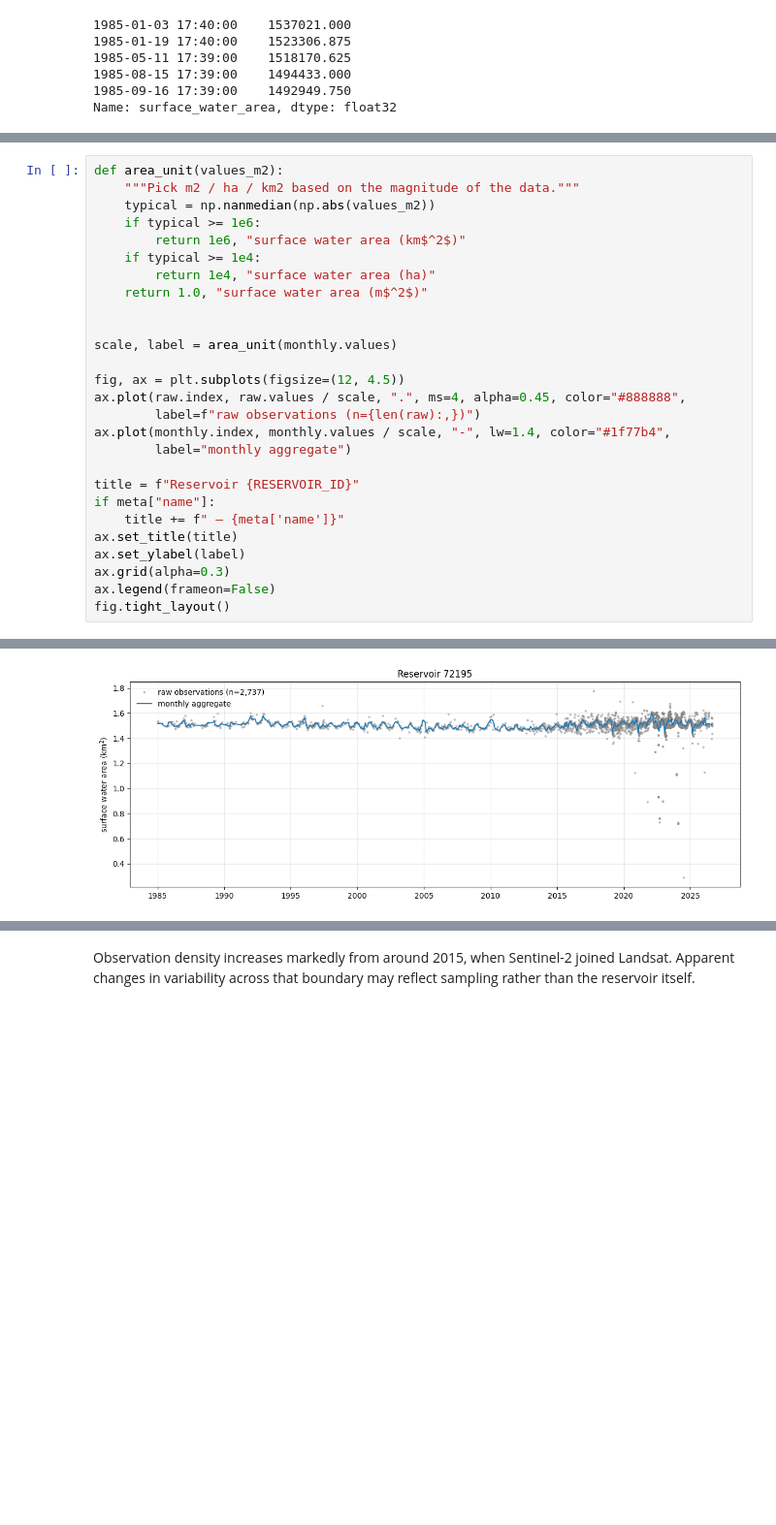
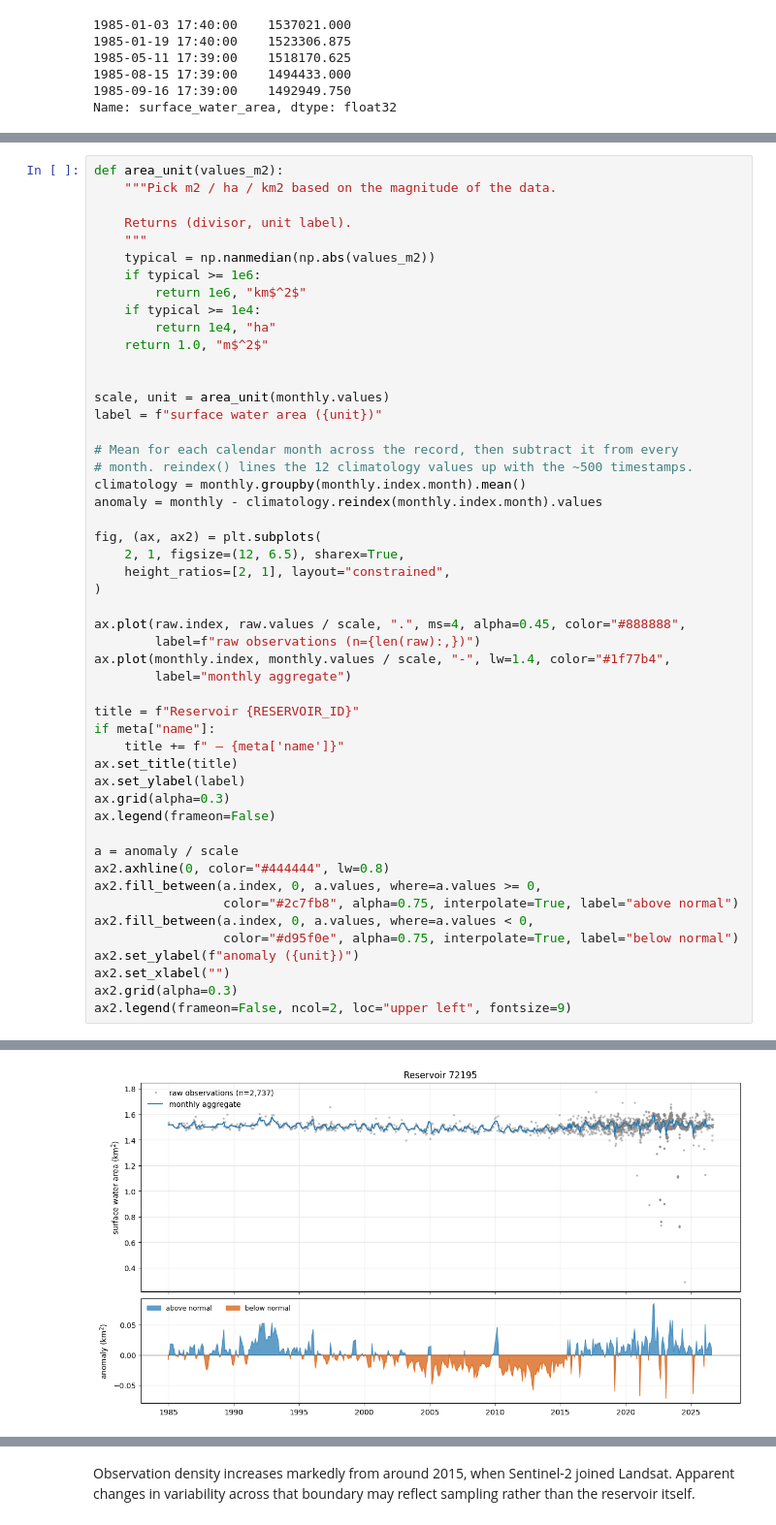
Before and after one commit to jaapschellekens/GWW_archive, a Jupyter notebook: example_timeseries.ipynb, the cells around one changed output, grey strips where cells are left out. Shown at 97% size. Saved outputs shown, nothing was run; the diff lists cells and outputs as text; blank space fills up the shorter version.

```diff
--- a/example_timeseries.ipynb
+++ b/example_timeseries.ipynb
@@ -211,18 +218,31 @@ hundred m² to major lakes, so the cell below picks a readable unit rather than
 assuming km².
 # %%
 def area_unit(values_m2):
-    """Pick m2 / ha / km2 based on the magnitude of the data."""
+    """Pick m2 / ha / km2 based on the magnitude of the data.
+
+    Returns (divisor, unit label).
+    """
     typical = np.nanmedian(np.abs(values_m2))
     if typical >= 1e6:
-        return 1e6, "surface water area (km$^2$)"
+        return 1e6, "km$^2$"
     if typical >= 1e4:
-        return 1e4, "surface water area (ha)"
-    return 1.0, "surface water area (m$^2$)"
+        return 1e4, "ha"
+    return 1.0, "m$^2$"
 
 
-scale, label = area_unit(monthly.values)
+scale, unit = area_unit(monthly.values)
+label = f"surface water area ({unit})"
 
-fig, ax = plt.subplots(figsize=(12, 4.5))
+# Mean for each calendar month across the record, then subtract it from every
+# month. reindex() lines the 12 climatology values up with the ~500 timestamps.
+climatology = monthly.groupby(monthly.index.month).mean()
+anomaly = monthly - climatology.reindex(monthly.index.month).values
+
+fig, (ax, ax2) = plt.subplots(
+    2, 1, figsize=(12, 6.5), sharex=True,
+    height_ratios=[2, 1], layout="constrained",
+)
+
 ax.plot(raw.index, raw.values / scale, ".", ms=4, alpha=0.45, color="#888888",
         label=f"raw observations (n={len(raw):,})")
 ax.plot(monthly.index, monthly.values / scale, "-", lw=1.4, color="#1f77b4",
@@ -235,5 +255,15 @@ ax.set_title(title)
 ax.set_ylabel(label)
 ax.grid(alpha=0.3)
 ax.legend(frameon=False)
-fig.tight_layout()
+
+a = anomaly / scale
+ax2.axhline(0, color="#444444", lw=0.8)
+ax2.fill_between(a.index, 0, a.values, where=a.values >= 0,
+                 color="#2c7fb8", alpha=0.75, interpolate=True, label="above normal")
+ax2.fill_between(a.index, 0, a.values, where=a.values < 0,
+                 color="#d95f0e", alpha=0.75, interpolate=True, label="below normal")
+ax2.set_ylabel(f"anomaly ({unit})")
+ax2.set_xlabel("")
+ax2.grid(alpha=0.3)
+ax2.legend(frameon=False, ncol=2, loc="upper left", fontsize=9)
 # %% [output]
@@ -240 +271 @@ fig.tight_layout()
-[figure, old version]
+[figure, new version]
```
Also changed, not shown: parts of 7 cells of this notebook.
